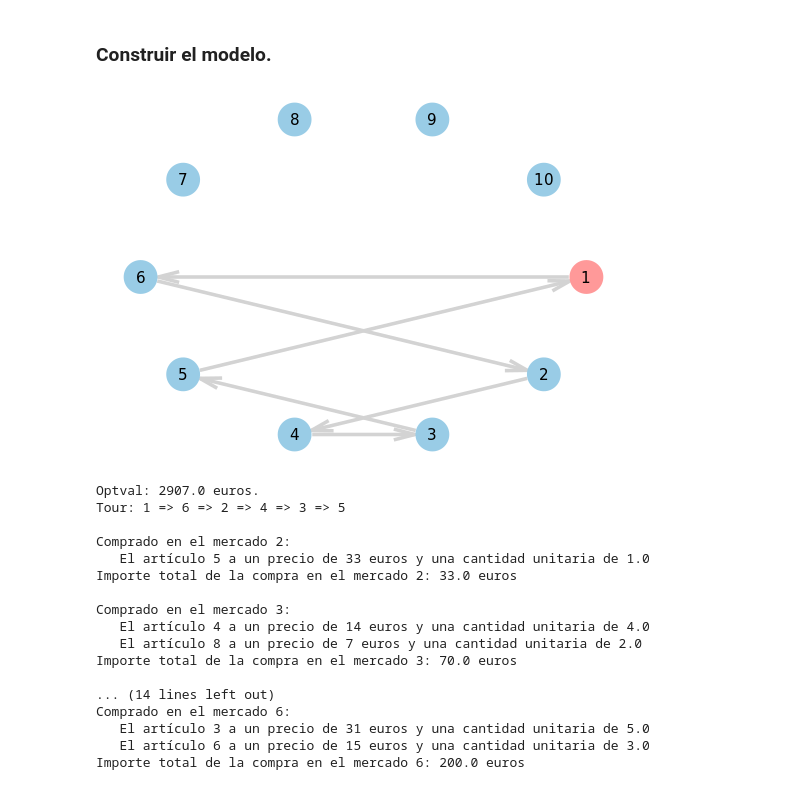
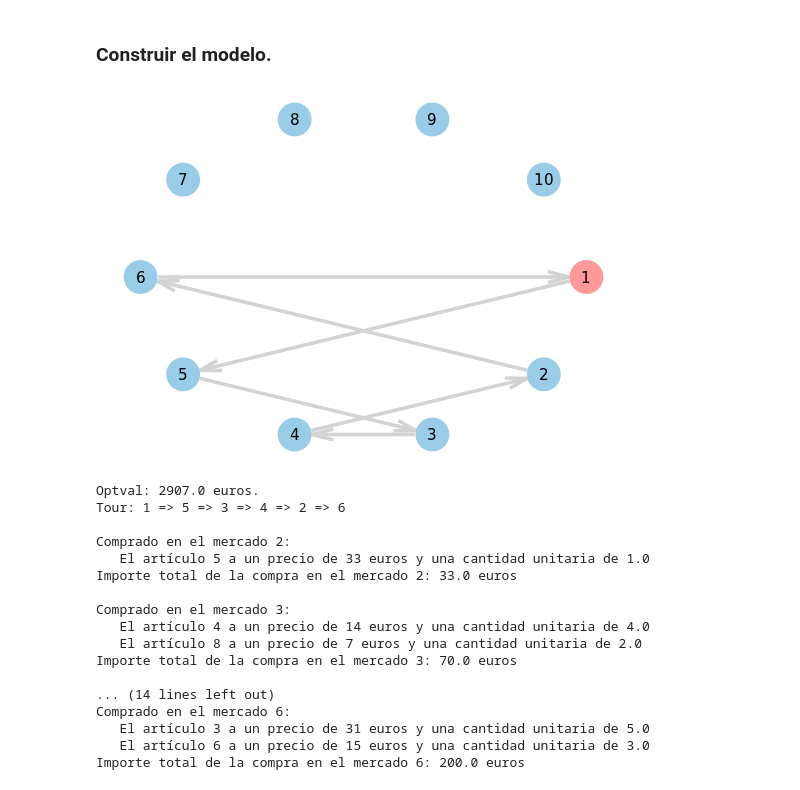
Before and after one commit to Saul-Sosa-Diaz/Ingenieria-Logistica, a Jupyter notebook: comprador_de_comercio.ipynb, the cells around one changed output. Saved outputs shown, nothing was run; the diff lists cells and outputs as text; code cells hidden in the pictures.

Commit message:
Arreglado modelos

```diff
--- a/comprador_de_comercio.ipynb
+++ b/comprador_de_comercio.ipynb
@@ -222,43 +222,41 @@ function SolveComerciante()
 
     # Variables
     @variable(model, x[1:N,1:N], Bin)
-    @variable(model, y[i in M], Bin)
+    @variable(model, y[1:N], Bin)
     @variable(model, z[i in M, l in L] >= 0)
 
     for i in 1:N
         set_upper_bound(x[i,i], 0)
     end
 
     @objective(model, Min, sum(C[i,j] * x[i,j] for i in 1:N, j in 1:N) + sum(p[i, l] * z[i, l] for i in M, l in L))
 
     # Normal TSP constraints
-    @constraint(model, sum(x[1,:]) == 1)
-    @constraint(model, sum(x[:,1]) == 1)
-    @constraint(model, [i=2:N], sum(x[i,:]) == y[i])
-    @constraint(model, [i=2:N], sum(x[:,i]) == y[i])
-    @constraint(model, y[2] == 1)
+    @constraint(model, [i=1:N], sum(x[i,:]) == y[i])
+    @constraint(model, [i=1:N], sum(x[:,i]) == y[i])
+    @constraint(model, y[1] == 1)
 
     for l in L
         @constraint(model, sum(z[i, l] for i in M) == d[l])
     end
 
     for i in M, l in L
         @constraint(model, q[i, l] * y[i] >= z[i, l])
     end
 
     # Dinamic constraints
     CuttingPlane(model,x)
 
     # Show solutions
     PlotGraph(N,value.(x))
     println("Optval: $( ceil(objective_value(model)-EPS) ) euros.")
     PrintTour(N, value.(x), value.(z))
 end
 SolveComerciante()
 # %% [output]
-[figure, old version]
+[figure, new version]
 Optval: 2907.0 euros.
-Tour: 1 => 6 => 2 => 4 => 3 => 5
+Tour: 1 => 5 => 3 => 4 => 2 => 6
 
 Comprado en el mercado 2:
    El artículo 5 a un precio de 33 euros y una cantidad unitaria de 1.0
```
Also changed, not shown: parts of 1 cell of this notebook, 1 other file.
